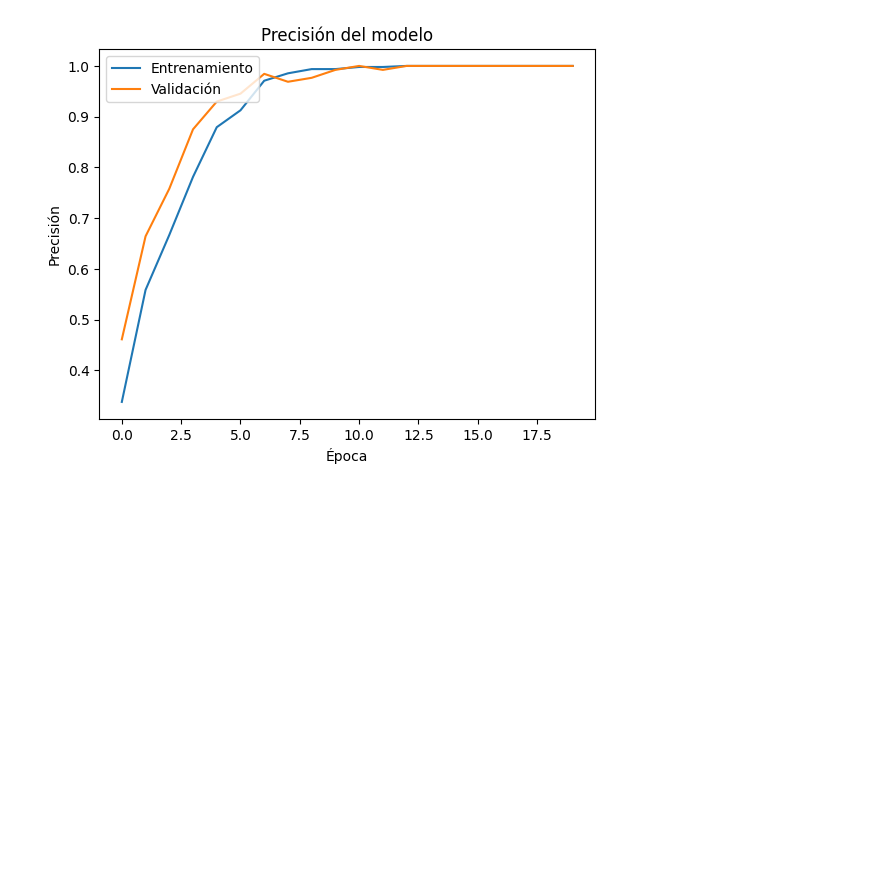
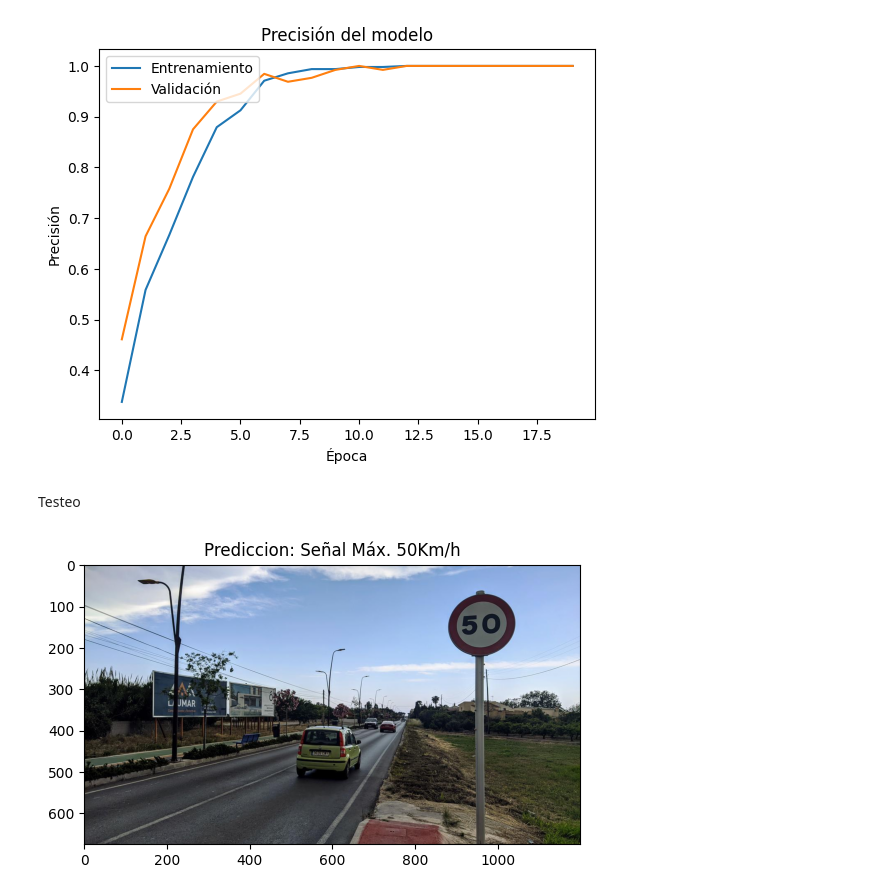
Before and after one commit to pxpe/TFG-Adversarial, a Jupyter notebook: signal-classification/signal-adversarial-trained.ipynb, the cells around one changed output. Drawn from its saved outputs; the diff is of its cells as text; code cells hidden in the pictures; blank space fills up the shorter version.

Commit message:
test adversarial

```diff
--- a/signal-classification/signal-adversarial-trained.ipynb
+++ b/signal-classification/signal-adversarial-trained.ipynb
@@ -166,3 +166,14 @@ plt.show()
 [figure]
 # %%
 modelo.save(os.path.join('models','SignAdversaryTrainedClassifier.h5'))
+# %% [markdown]
+Testeo
+# %%
+img = cv2.imread('test-50.jpg')
+resize = t.image.resize(img, [256, 256])
+# %%
+yhat = modelo.predict(np.expand_dims(resize/255, axis=0))
+# %%
+mostrarPrediccion(yhat,img)
+# %% [output]
+[figure, added]
```
